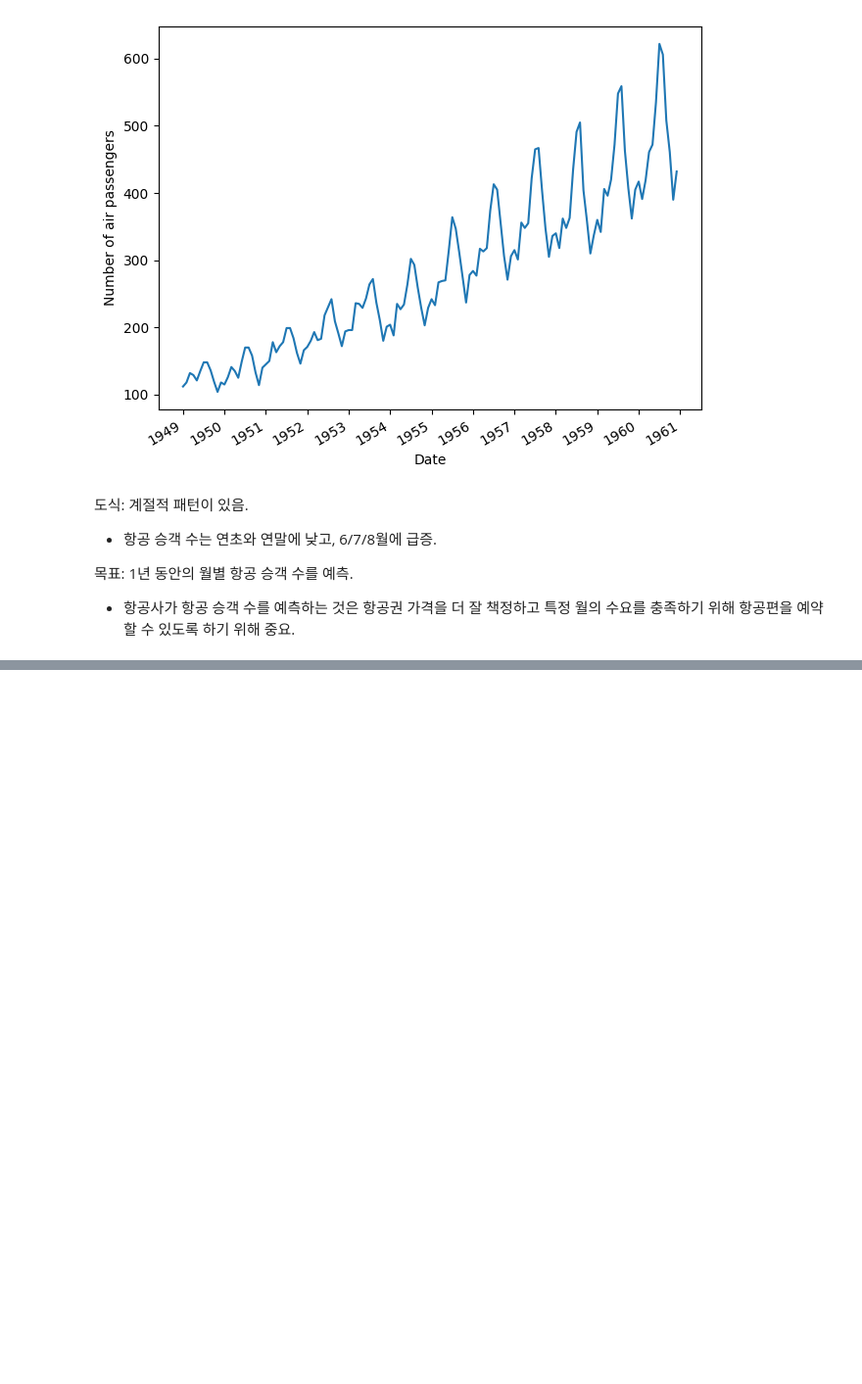
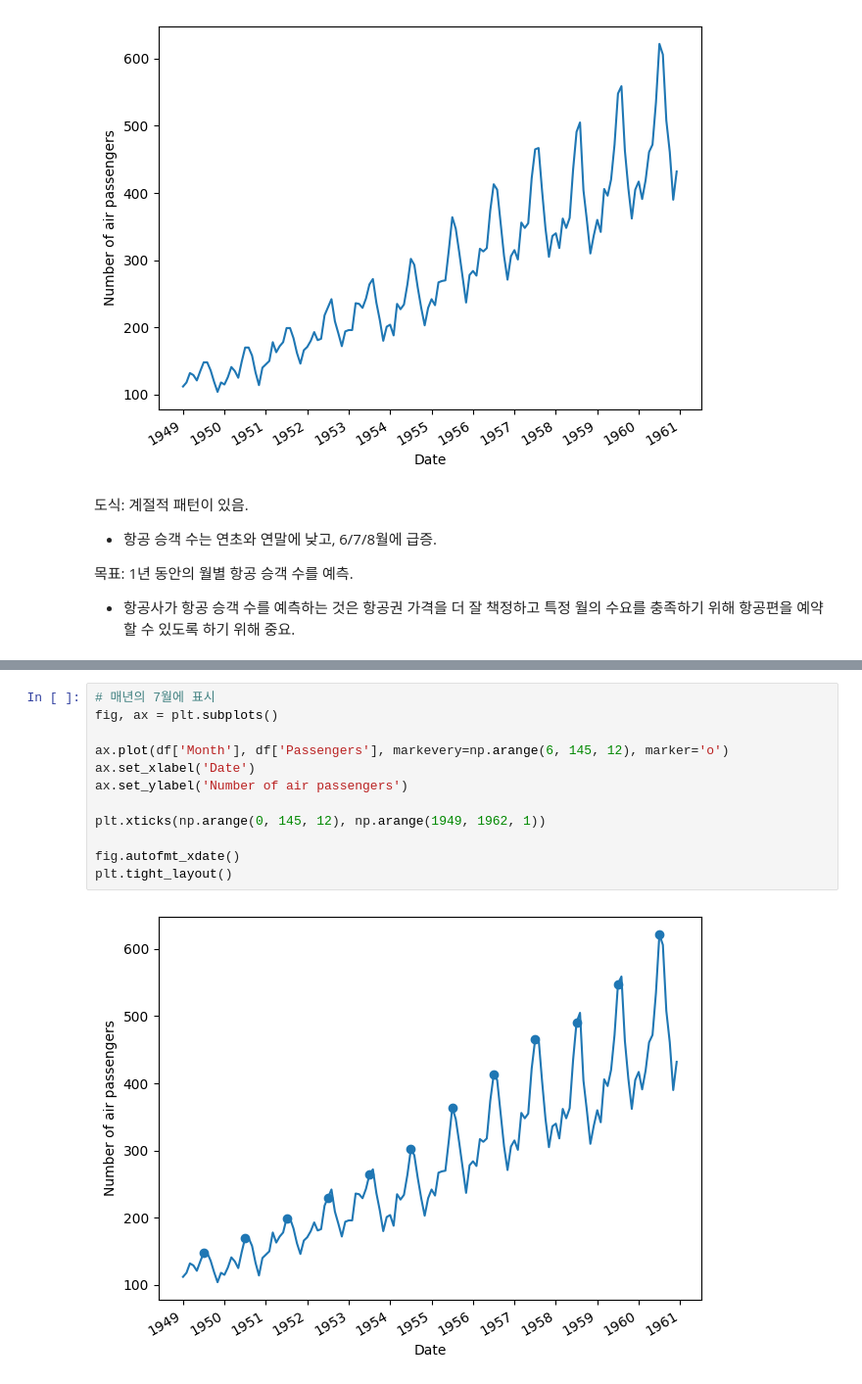
Before and after one commit to mskcho00/TimeSeries-Self-Practice, a Jupyter notebook: 8_SARIMA.ipynb, the cells around one changed output, grey strips where cells are left out. Shown at 98% size. Saved outputs shown, nothing was run; the diff lists cells and outputs as text; blank space fills up the shorter version.

```diff
--- a/8_SARIMA.ipynb
+++ b/8_SARIMA.ipynb
@@ -72,0 +86,14 @@ SARIMA $(p,d,q)(P,D,Q)_m$ 는 **계절 매개변수**를 추가하여 ARIMA(p,d,
+# %%
+# 매년의 7월에 표시
+fig, ax = plt.subplots()
+
+ax.plot(df['Month'], df['Passengers'], markevery=np.arange(6, 145, 12), marker='o')
+ax.set_xlabel('Date')
+ax.set_ylabel('Number of air passengers')
+
+plt.xticks(np.arange(0, 145, 12), np.arange(1949, 1962, 1))
+
+fig.autofmt_xdate()
+plt.tight_layout()
+# %% [output]
+[figure, added]
```
Also changed, not shown: parts of 24 cells of this notebook, 1 other file.
